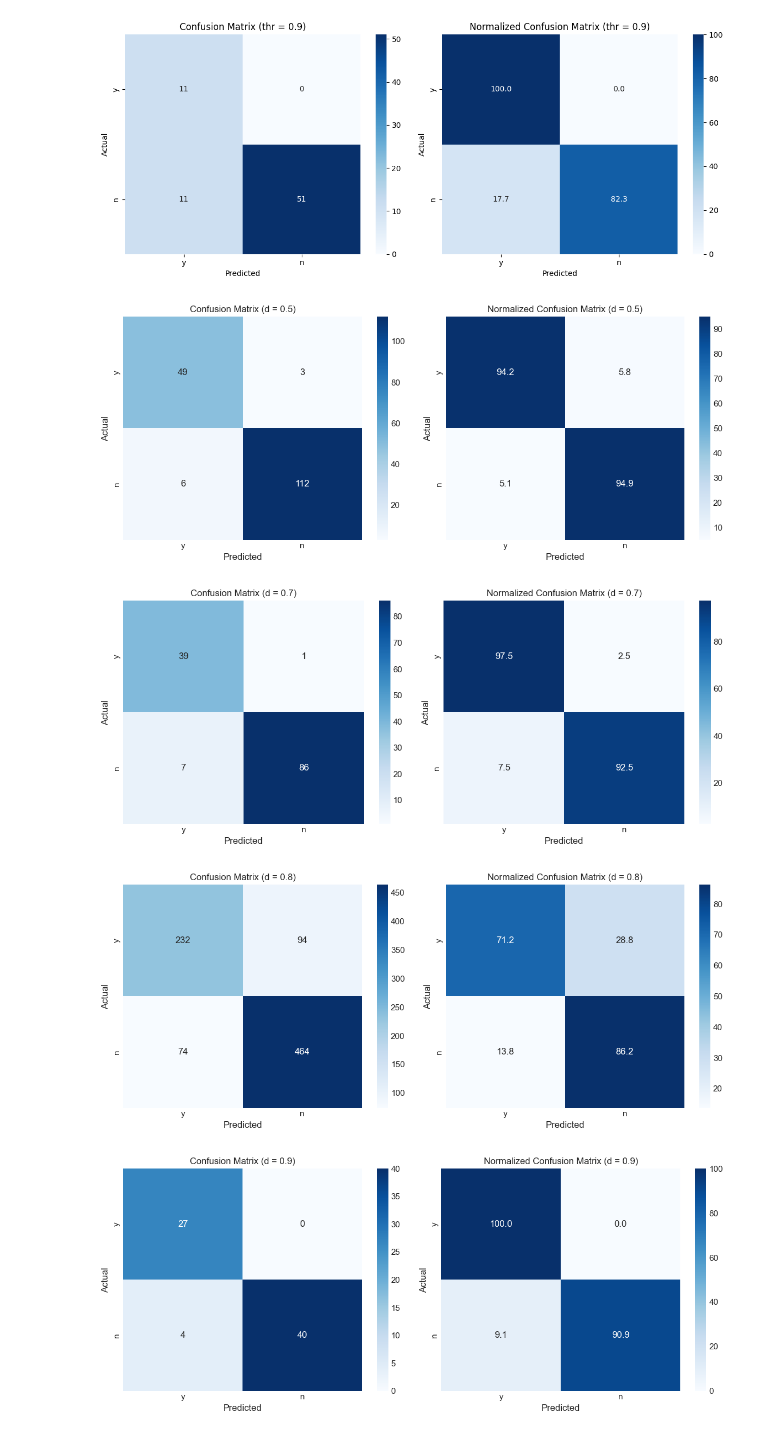
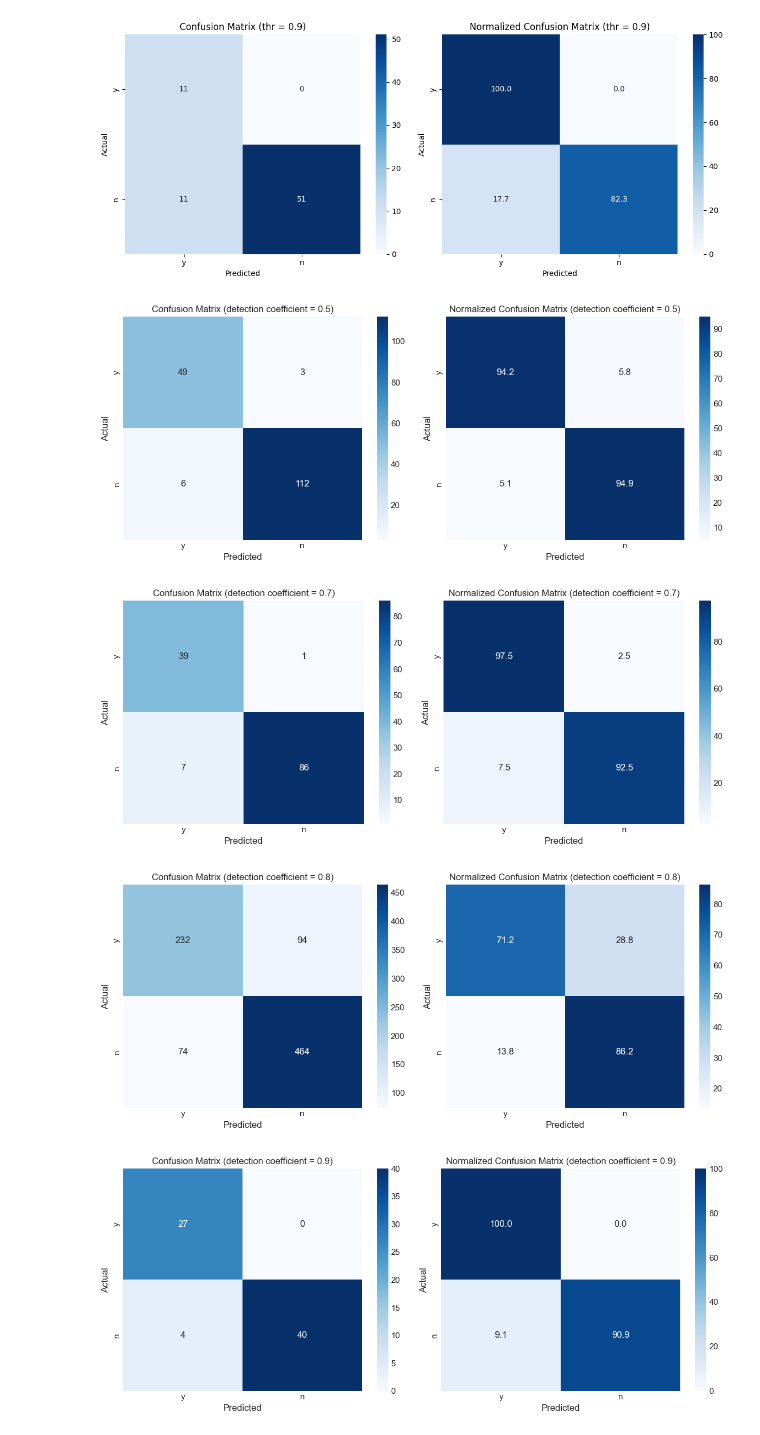
Before and after one commit to justas145/CS4245_cv_for_lectures, a Jupyter notebook: results_analysis.ipynb, the cells around one changed output. Drawn from its saved outputs; the diff is of its cells as text; code cells hidden in the pictures.

```diff
--- a/results_analysis.ipynb
+++ b/results_analysis.ipynb
@@ -377,7 +377,7 @@ for hyperparameter, matrices in [("d", d_confusion_matrices),
 [figure]
 [figure]
 # %%
-txt_dirs = ['ID_results/test_video1', 'ID_results/test_video2', 'ID_results/test_video3']
+txt_dirs = ['ID_results/test_video1', 'ID_results/test_video2', 'ID_results/test_video3', 'ID_results/test_video4']
 plt.style.use('seaborn-darkgrid')
 
 # Initialize defaultdict of confusion matrices for each hyperparameter
@@ -424,36 +424,72 @@ for txt_dir in txt_dirs:
                     d_confusion_matrices[detection_confidence][1, 0] += 1
                     num_confusion_matrices[num][1, 0] += 1
                     thr_confusion_matrices[thr][1, 0] += 1
                 elif i == 'n' and j == 'n':
                     d_confusion_matrices[detection_confidence][1, 1] += 1
                     num_confusion_matrices[num][1, 1] += 1
                     thr_confusion_matrices[thr][1, 1] += 1
 
+# Your existing code...
+
+# Define a dictionary to map hyperparameters to their full forms
+hyperparam_full_forms = {
+    "d": "detection coefficient",
+    "num": "num saved images",
+    "thr": "threshold coefficient"
+}
+
 # Plot the confusion matrices for each hyperparameter
 for hyperparameter, matrices in [("d", d_confusion_matrices),
                                  ("num", num_confusion_matrices),
                                  ("thr", thr_confusion_matrices)]:
     for value, conf_mat in matrices.items():
         plt.figure(figsize=(12, 5))
 
         plt.subplot(121)
         conf_mat = conf_mat.astype(int)  # Cast to int before plotting
         sns.heatmap(conf_mat, annot=True, fmt="d", cmap='Blues', xticklabels=['y', 'n'], yticklabels=['y', 'n'])
-        plt.title(f'Confusion Matrix ({hyperparameter} = {value})')
+        plt.title(f'Confusion Matrix ({hyperparam_full_forms[hyperparameter]} = {value})')
         plt.xlabel('Predicted')
         plt.ylabel('Actual')
 
         plt.subplot(122)
         norm_conf_mat = conf_mat / conf_mat.sum(axis=1, keepdims=True) * 100  # Normalized matrix as percentage
         sns.heatmap(norm_conf_mat, annot=True, fmt=".1f", cmap='Blues', xticklabels=['y', 'n'], yticklabels=['y', 'n'])  # Show one decimal place
-        plt.title(f'Normalized Confusion Matrix ({hyperparameter} = {value})')
+        plt.title(f'Normalized Confusion Matrix ({hyperparam_full_forms[hyperparameter]} = {value})')
         plt.xlabel('Predicted')
         plt.ylabel('Actual')
 
         plt.tight_layout()
+        plt.savefig(f'results_images\conf_matrix\conf_matrix_{hyperparameter}_{value}.png')
         plt.show()
+
+
+
+# # Plot the confusion matrices for each hyperparameter
+# for hyperparameter, matrices in [("d", d_confusion_matrices),
+#                                  ("num", num_confusion_matrices),
+#                                  ("thr", thr_confusion_matrices)]:
+#     for value, conf_mat in matrices.items():
+#         plt.figure(figsize=(12, 5))
+
+#         plt.subplot(121)
+#         conf_mat = conf_mat.astype(int)  # Cast to int before plotting
+#         sns.heatmap(conf_mat, annot=True, fmt="d", cmap='Blues', xticklabels=['y', 'n'], yticklabels=['y', 'n'])
+#         plt.title(f'Confusion Matrix ({hyperparameter} = {value})')
+#         plt.xlabel('Predicted')
+#         plt.ylabel('Actual')
+
+#         plt.subplot(122)
+#         norm_conf_mat = conf_mat / conf_mat.sum(axis=1, keepdims=True) * 100  # Normalized matrix as percentage
+#         sns.heatmap(norm_conf_mat, annot=True, fmt=".1f", cmap='Blues', xticklabels=['y', 'n'], yticklabels=['y', 'n'])  # Show one decimal place
+#         plt.title(f'Normalized Confusion Matrix ({hyperparameter} = {value})')
+#         plt.xlabel('Predicted')
+#         plt.ylabel('Actual')
+
+#         plt.tight_layout()
+#         plt.show()
 # %% [output]
-[figure, old version]
+[figure, new version]
-[figure, old version]
+[figure, new version]
-[figure, old version]
+[figure, new version]
-[figure, old version]
+[figure, new version]
```
Also changed, not shown: parts of 1 cell of this notebook, 4 other files.
